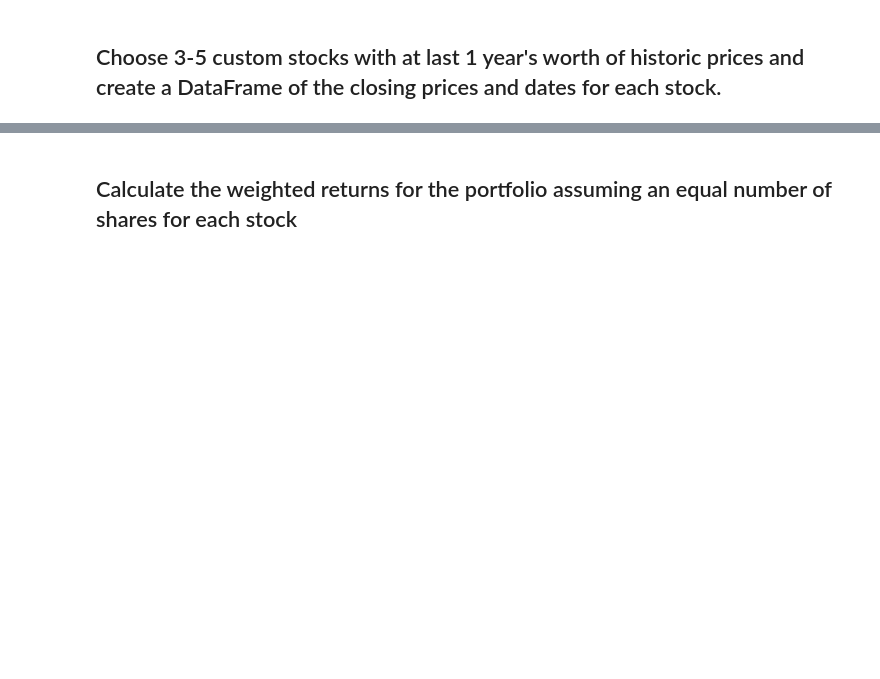
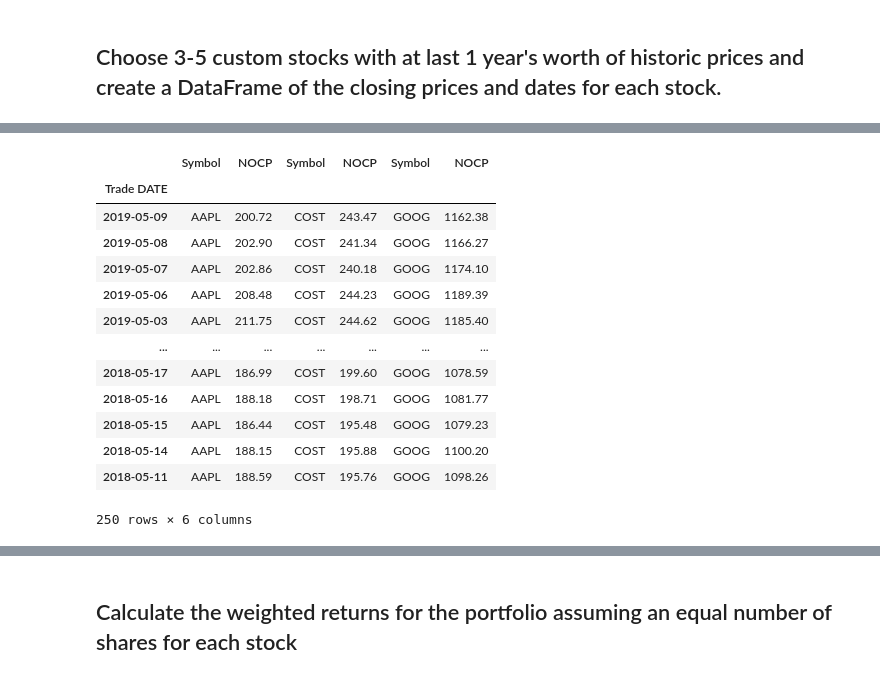
Before and after one commit to LeandroHugo/Analysis-Notebook-M4, a Jupyter notebook: whale_analysis.ipynb, the cells around one changed output, grey strips where cells are left out. Saved outputs shown, nothing was run; the diff lists cells and outputs as text; code cells hidden in the pictures; blank space fills up the shorter version.

```diff
--- a/whale_analysis.ipynb
+++ b/whale_analysis.ipynb
@@ -359,5 +399,11 @@ In this section, you will build your own portfolio of stocks, calculate the retu
 5. Include correlation analysis to determine which stocks (if any) are correlated
 # %% [markdown]
 ## Choose 3-5 custom stocks with at last 1 year's worth of historic prices and create a DataFrame of the closing prices and dates for each stock.
+# %%
+# Read the stock data for AAPL, COST, and GOOG into separate DataFrames
+# Replace 'file_path' with the actual file paths for your stock data
+aapl_data = pd.read_csv('Resources/aapl_historical.csv', index_col="Trade DATE", parse_dates=True, infer_datetime_format=True)
+cost_data = pd.read_csv('Resources/cost_historical.csv', index_col="Trade DATE", parse_dates=True, infer_datetime_format=True)
+goog_data = pd.read_csv('Resources/goog_historical.csv', index_col="Trade DATE", parse_dates=True, infer_datetime_format=True)
 # %%
 # Reading data from 1st stock
@@ -368,4 +441,21 @@ In this section, you will build your own portfolio of stocks, calculate the retu
 # %%
 # Combine all stocks in a single DataFrame
+combined_stocks = pd.concat([aapl_data, cost_data, goog_data], axis='columns', join='inner')
+combined_stocks
+# %% [output]
+|  | Symbol | NOCP | Symbol | NOCP | Symbol | NOCP |
+| Trade DATE |  |  |  |  |  |  |
+| 2019-05-09 | AAPL | 200.72 | COST | 243.47 | GOOG | 1162.38 |
+| 2019-05-08 | AAPL | 202.90 | COST | 241.34 | GOOG | 1166.27 |
+| 2019-05-07 | AAPL | 202.86 | COST | 240.18 | GOOG | 1174.10 |
+| 2019-05-06 | AAPL | 208.48 | COST | 244.23 | GOOG | 1189.39 |
+| 2019-05-03 | AAPL | 211.75 | COST | 244.62 | GOOG | 1185.40 |
+| ... | ... | ... | ... | ... | ... | ... |
+| 2018-05-17 | AAPL | 186.99 | COST | 199.60 | GOOG | 1078.59 |
+| 2018-05-16 | AAPL | 188.18 | COST | 198.71 | GOOG | 1081.77 |
+| 2018-05-15 | AAPL | 186.44 | COST | 195.48 | GOOG | 1079.23 |
+| 2018-05-14 | AAPL | 188.15 | COST | 195.88 | GOOG | 1100.20 |
+| 2018-05-11 | AAPL | 188.59 | COST | 195.76 | GOOG | 1098.26 |
+250 rows × 6 columns
 # %%
 # Reset Date index
```
Also changed, not shown: parts of 12 cells of this notebook, 1 other file.
